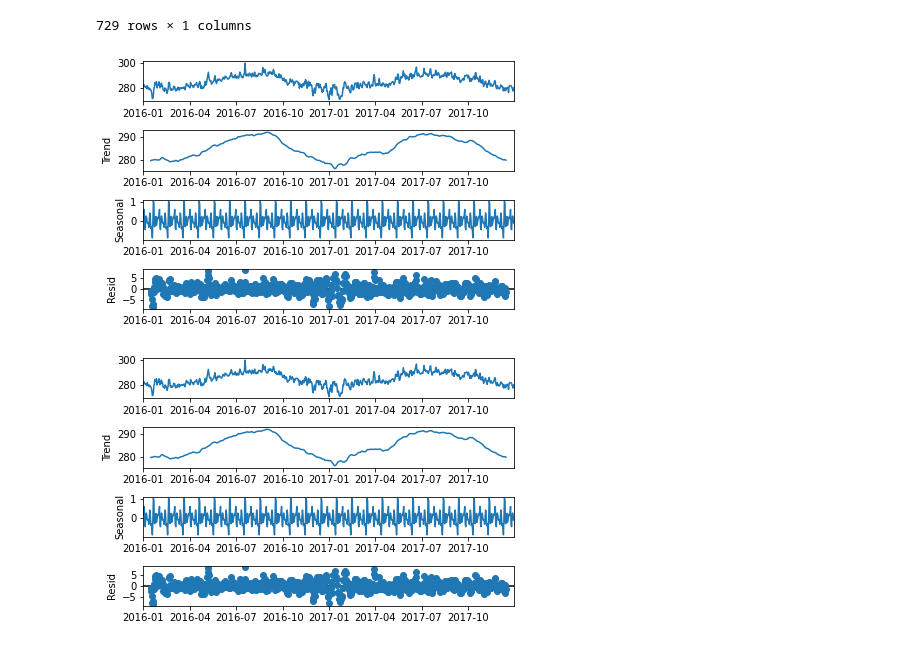
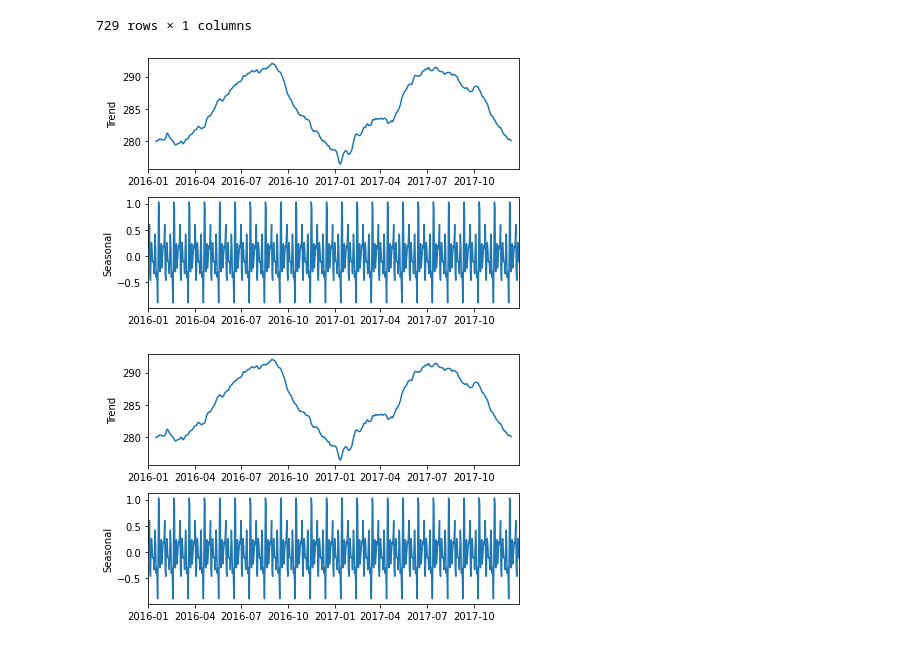
Before and after one commit to LetenoThibaud/Defi-IA-2022-Rain-Frogs, a Jupyter notebook: Seasonality_analysis.ipynb, the cells around one changed output. Drawn from its saved outputs; the diff is of its cells as text; code cells hidden in the pictures.

```diff
--- a/Seasonality_analysis.ipynb
+++ b/Seasonality_analysis.ipynb
@@ -111,7 +111,7 @@ df_temp
 # %%
 # With a period of a month
 sd = seasonal_decompose(df_temp, model='additive', period=30)
-sd.plot()
+sd.plot(observed=False, resid=False)
 # %% [output]
-[figure, old version]
+[figure, new version]
-[figure, old version]
+[figure, new version]
```
Also changed, not shown: parts of 5 cells of this notebook.
